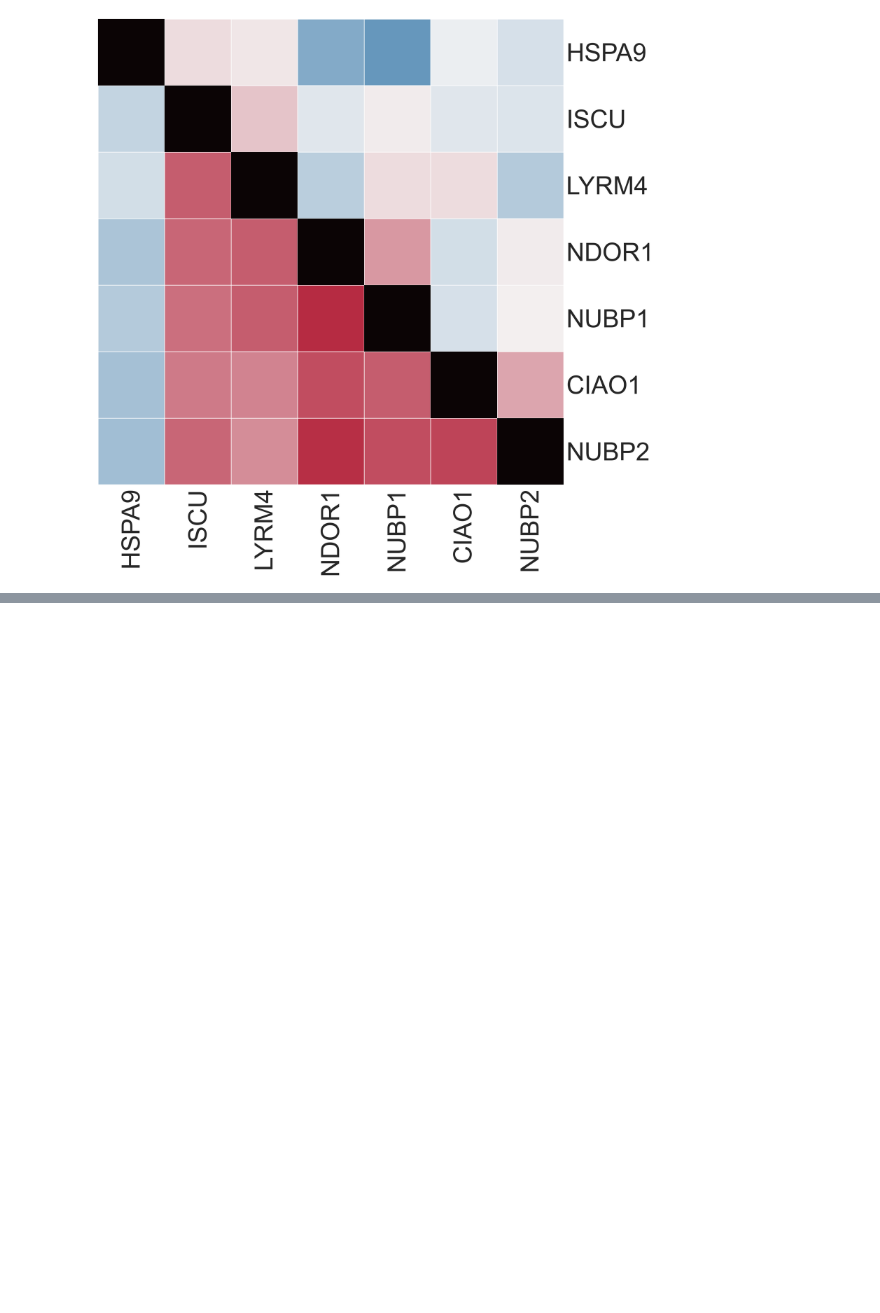
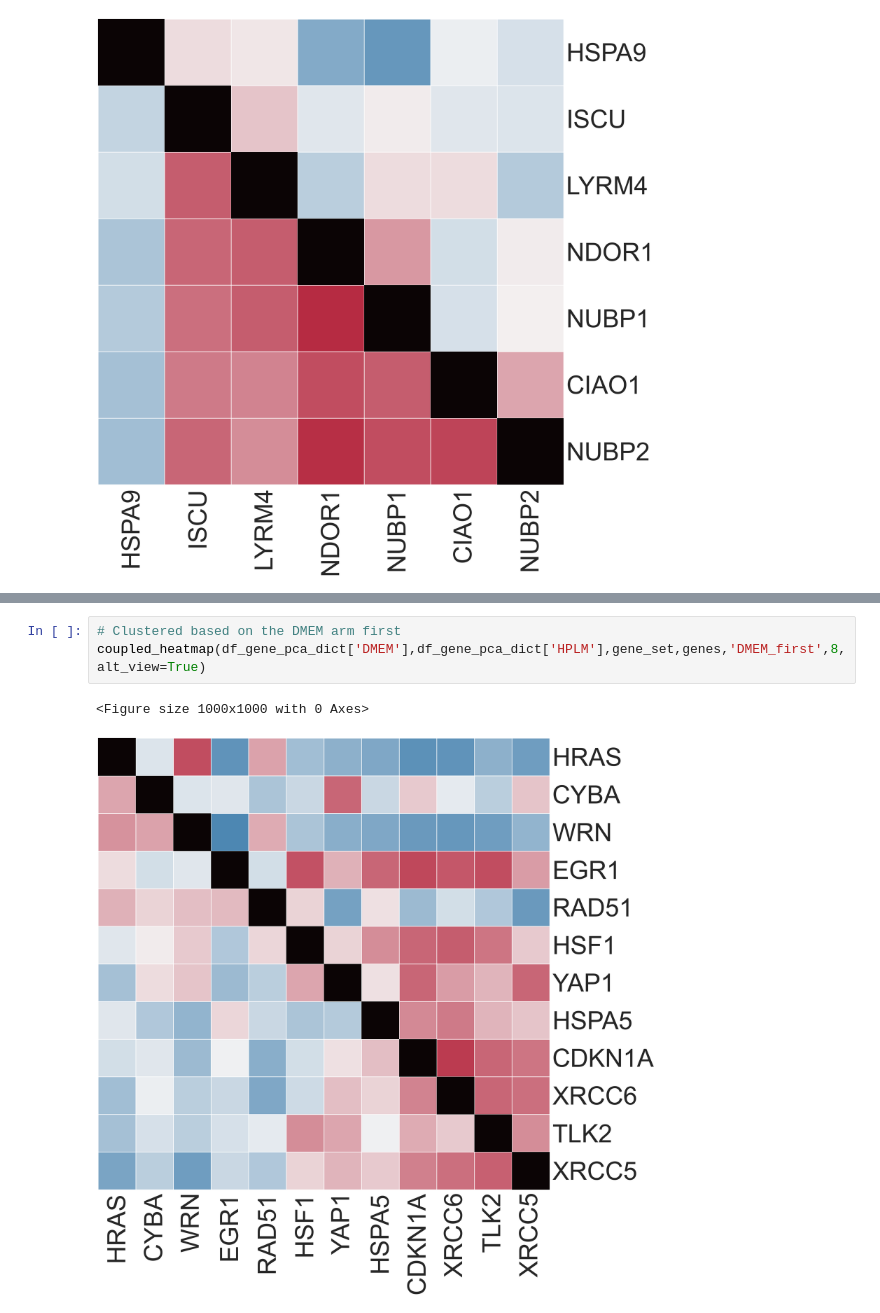
Before and after one commit to broadinstitute/2022_PERISCOPE, a Jupyter notebook: 3_HeLa_Comparison/Figure_3.ipynb, the cells around one changed output, grey strips where cells are left out. Drawn from its saved outputs; the diff is of its cells as text; blank space fills up the shorter version.

```diff
--- a/3_HeLa_Comparison/Figure_3.ipynb
+++ b/3_HeLa_Comparison/Figure_3.ipynb
@@ -198,0 +211,6 @@ coupled_heatmap(df_gene_pca_dict['HPLM'],df_gene_pca_dict['DMEM'],gene_set,genes
+# %%
+# Clustered based on the DMEM arm first
+coupled_heatmap(df_gene_pca_dict['DMEM'],df_gene_pca_dict['HPLM'],gene_set,genes,'DMEM_first',8,alt_view=True)
+# %% [output]
+<Figure size 1000x1000 with 0 Axes>
+[figure, added]
```
Also changed, not shown: parts of 6 cells of this notebook, 13 other files.
